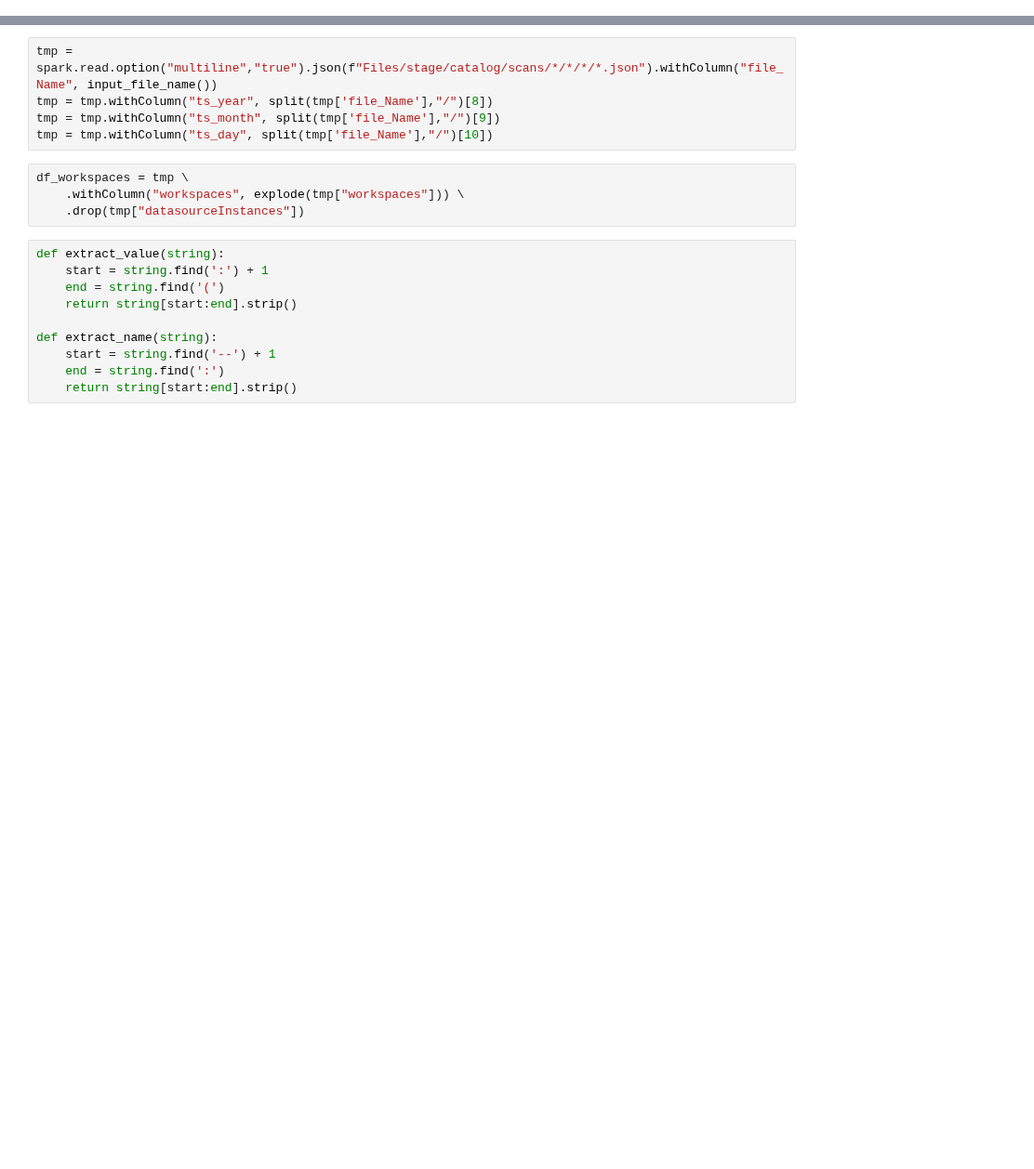
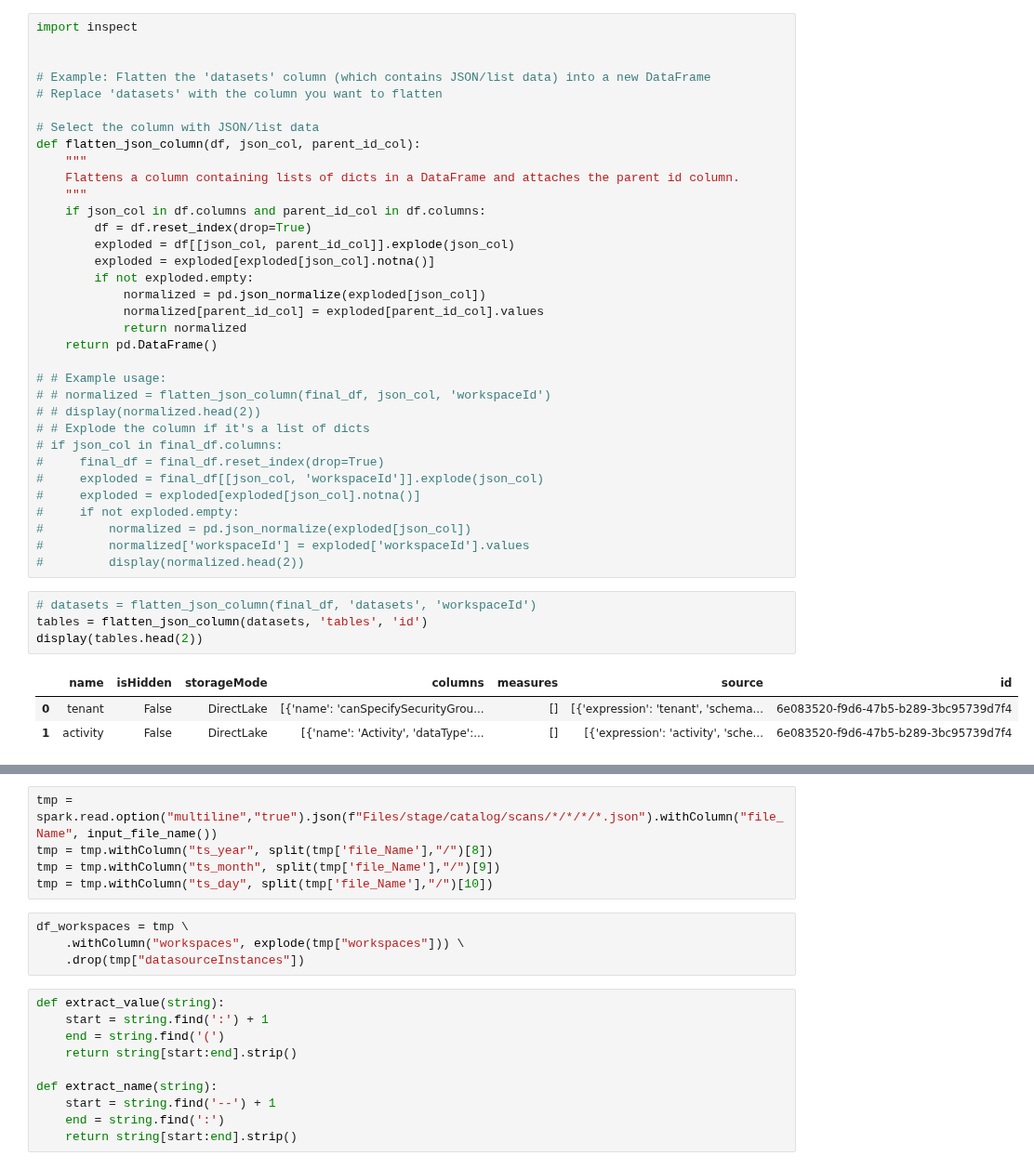
Before and after one commit to Coding-Forge/Fabric, a Jupyter notebook: notebooks/catalog.ipynb, the cells around one changed output, grey strips where cells are left out. Shown at 93% size. Saved outputs shown, nothing was run; the diff lists cells and outputs as text; blank space fills up the shorter version.

```diff
--- a/notebooks/catalog.ipynb
+++ b/notebooks/catalog.ipynb
@@ -8,0 +66,42 @@ remove_tables=False
+# %%
+import inspect
+
+
+# Example: Flatten the 'datasets' column (which contains JSON/list data) into a new DataFrame
+# Replace 'datasets' with the column you want to flatten
+
+# Select the column with JSON/list data
+def flatten_json_column(df, json_col, parent_id_col):
+    """
+    Flattens a column containing lists of dicts in a DataFrame and attaches the parent id column.
+    """
+    if json_col in df.columns and parent_id_col in df.columns:
+        df = df.reset_index(drop=True)
+        exploded = df[[json_col, parent_id_col]].explode(json_col)
+        exploded = exploded[exploded[json_col].notna()]
+        if not exploded.empty:
+            normalized = pd.json_normalize(exploded[json_col])
+            normalized[parent_id_col] = exploded[parent_id_col].values
+            return normalized
+    return pd.DataFrame()
+
+# # Example usage:
+# # normalized = flatten_json_column(final_df, json_col, 'workspaceId')
+# # display(normalized.head(2))
+# # Explode the column if it's a list of dicts
+# if json_col in final_df.columns:
+#     final_df = final_df.reset_index(drop=True)
+#     exploded = final_df[[json_col, 'workspaceId']].explode(json_col)
+#     exploded = exploded[exploded[json_col].notna()]
+#     if not exploded.empty:
+#         normalized = pd.json_normalize(exploded[json_col])
+#         normalized['workspaceId'] = exploded['workspaceId'].values
+#         display(normalized.head(2))
+# %%
+# datasets = flatten_json_column(final_df, 'datasets', 'workspaceId')
+tables = flatten_json_column(datasets, 'tables', 'id')
+display(tables.head(2))
+# %% [output]
+|  | name | isHidden | storageMode | columns | measures | source | id |
+| 0 | tenant | False | DirectLake | [{'name': 'canSpecifySecurityGrou... | [] | [{'expression': 'tenant', 'schema... | 6e083520-f9d6-47b5-b289-3bc95739d7f4 |
+| 1 | activity | False | DirectLake | [{'name': 'Activity', 'dataType':... | [] | [{'expression': 'activity', 'sche... | 6e083520-f9d6-47b5-b289-3bc95739d7f4 |
```
Also changed, not shown: parts of 6 cells of this notebook.
